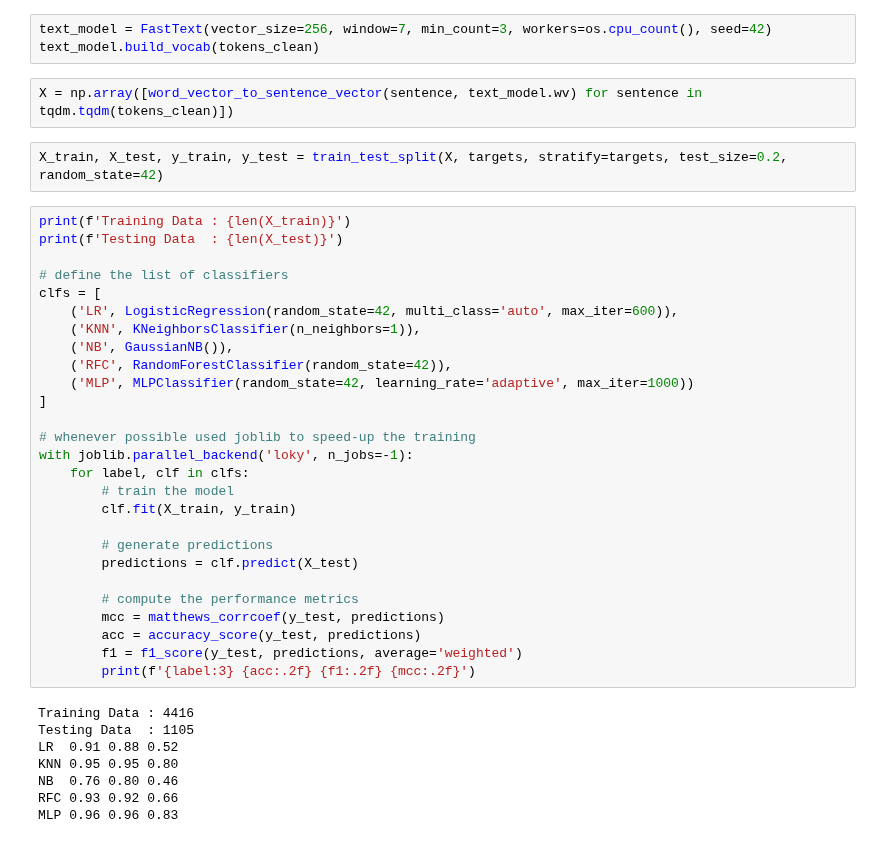
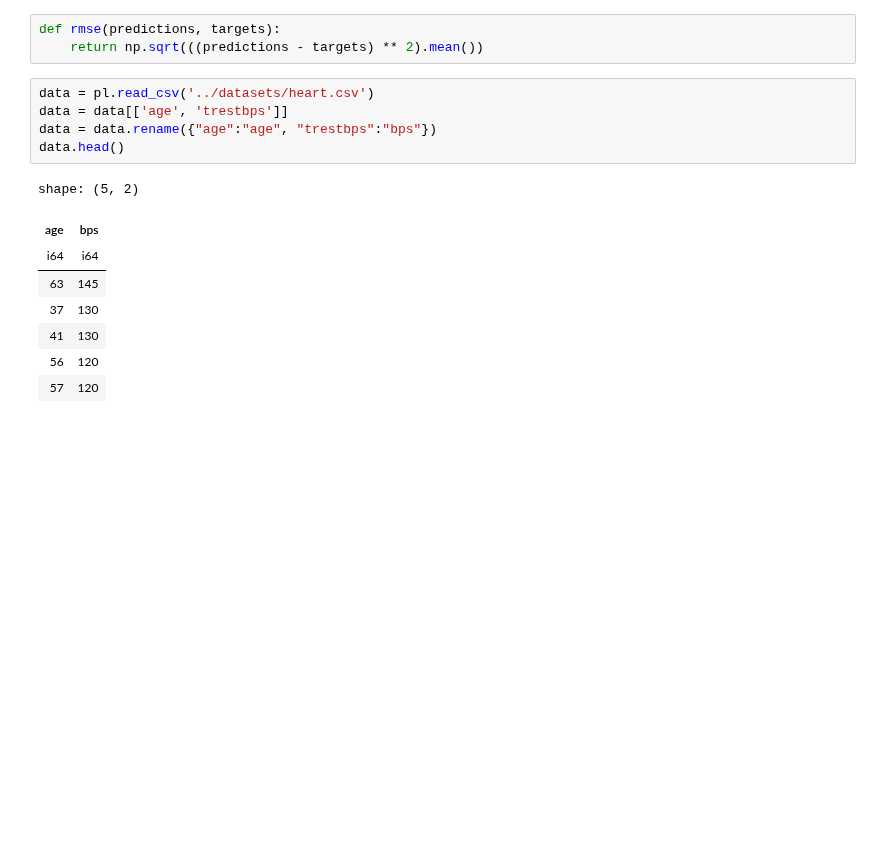
Before and after one commit to detiuaveiro/aas, a Jupyter notebook: notebooks/notebook_03.ipynb, the cells around one changed output. Saved outputs shown, nothing was run; the diff lists cells and outputs as text; blank space fills up the shorter version.

```diff
--- a/notebooks/notebook_03.ipynb
+++ b/notebooks/notebook_03.ipynb
@@ -127,42 +41,17 @@ tokens_clean
-# %%
-text_model = FastText(vector_size=256, window=7, min_count=3, workers=os.cpu_count(), seed=42)
-text_model.build_vocab(tokens_clean)
-# %%
-X = np.array([word_vector_to_sentence_vector(sentence, text_model.wv) for sentence in tqdm.tqdm(tokens_clean)])
-# %%
-X_train, X_test, y_train, y_test = train_test_split(X, targets, stratify=targets, test_size=0.2, random_state=42)
-# %%
-print(f'Training Data : {len(X_train)}')
-print(f'Testing Data  : {len(X_test)}')
-
-# define the list of classifiers
-clfs = [
-    ('LR', LogisticRegression(random_state=42, multi_class='auto', max_iter=600)),
-    ('KNN', KNeighborsClassifier(n_neighbors=1)),
-    ('NB', GaussianNB()),
-    ('RFC', RandomForestClassifier(random_state=42)),
-    ('MLP', MLPClassifier(random_state=42, learning_rate='adaptive', max_iter=1000))
-]
-
-# whenever possible used joblib to speed-up the training
-with joblib.parallel_backend('loky', n_jobs=-1):
-    for label, clf in clfs:
-        # train the model
-        clf.fit(X_train, y_train)
-
-        # generate predictions
-        predictions = clf.predict(X_test)
-
-        # compute the performance metrics
-        mcc = matthews_corrcoef(y_test, predictions)
-        acc = accuracy_score(y_test, predictions)
-        f1 = f1_score(y_test, predictions, average='weighted')
-        print(f'{label:3} {acc:.2f} {f1:.2f} {mcc:.2f}')
-# %% [output]
-Training Data : 4416
-Testing Data  : 1105
-LR  0.91 0.88 0.52
-KNN 0.95 0.95 0.80
-NB  0.76 0.80 0.46
-RFC 0.93 0.92 0.66
-MLP 0.96 0.96 0.83
+# %%
+def rmse(predictions, targets):
+    return np.sqrt(((predictions - targets) ** 2).mean())
+# %%
+data = pl.read_csv('../datasets/heart.csv')
+data = data[['age', 'trestbps']]
+data = data.rename({"age":"age", "trestbps":"bps"})
+data.head()
+# %% [output]
+shape: (5, 2)
+| age | bps |
+| i64 | i64 |
+| 63 | 145 |
+| 37 | 130 |
+| 41 | 130 |
+| 56 | 120 |
+| 57 | 120 |
```
Also changed, not shown: parts of 26 cells of this notebook, 10 other files.
